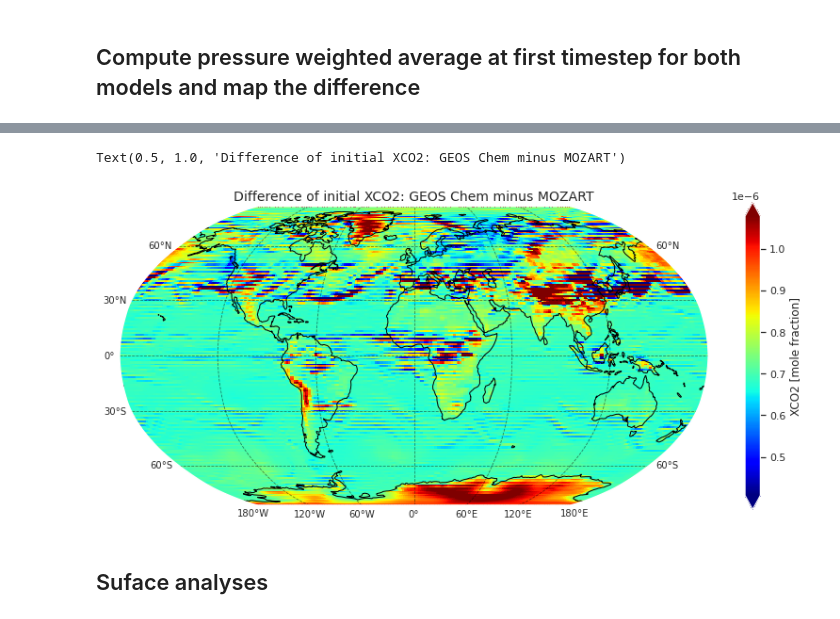
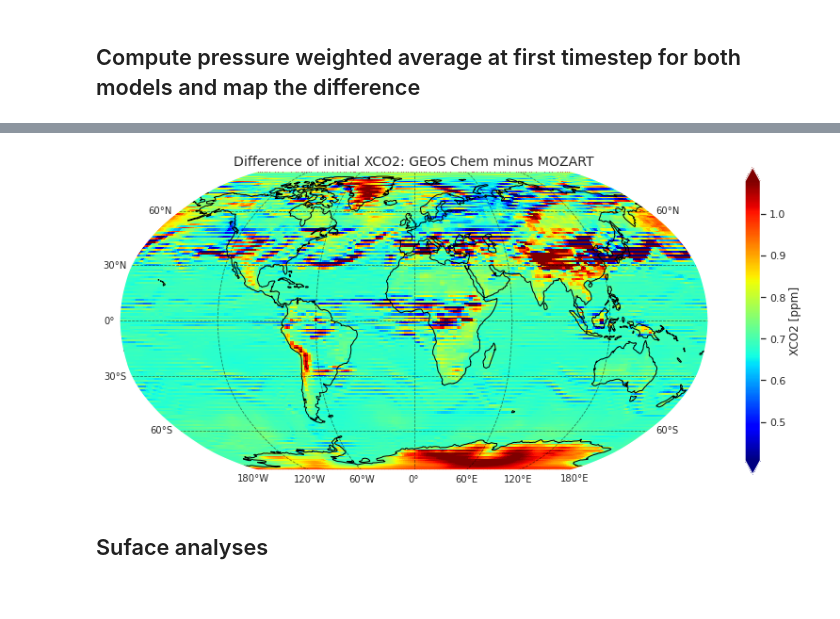
Before and after one commit to joshhjacobson/wombat-paper, a Jupyter notebook: validation/output_validation.ipynb, the cells around one changed output, grey strips where cells are left out. Drawn from its saved outputs; the diff is of its cells as text; code cells hidden in the pictures.

```diff
--- a/validation/output_validation.ipynb
+++ b/validation/output_validation.ipynb
@@ -166,37 +143,36 @@ def prep_axes(ax):
     gl = ax.gridlines(
         crs=ccrs.PlateCarree(),
         linewidth=0.8,
         color="black",
         alpha=0.5,
         linestyle="--",
         draw_labels=True,
     )
     gl.top_labels = False
     gl.bottom_labels = True
     gl.left_labels = True
     gl.right_labels = False
     gl.xlines = True
     gl.ylines = True
     gl.xformatter = LONGITUDE_FORMATTER
     gl.yformatter = LATITUDE_FORMATTER
 
 
 PROJ = ccrs.Robinson()
 fig, ax = plt.subplots(figsize=(14, 6), subplot_kw={"projection": PROJ})
 xr.plot.imshow(
     darray=da_xco2_diff_t0,
     transform=ccrs.PlateCarree(),
     ax=ax,
     cmap="jet",
     robust=True,
-    cbar_kwargs={"label": "XCO2 [mole fraction]"},
+    cbar_kwargs={"label": "XCO2 [ppm]"},
 )
 prep_axes(ax)
 ax.set_title("Difference of initial XCO2: GEOS Chem minus MOZART", fontsize=14)
-# fig.savefig(f"../plots/{filename}.png", dpi=180)
+fig.savefig(f"../figures/map_xco2_diff_initial.png", dpi=200);
 # %% [output]
-Text(0.5, 1.0, 'Difference of initial XCO2: GEOS Chem minus MOZART')
-[figure, old version]
+[figure, new version]
 # %% [markdown]
 ## Suface analyses
 # %% [markdown]
```
Also changed, not shown: parts of 17 cells of this notebook, 2 other files.
